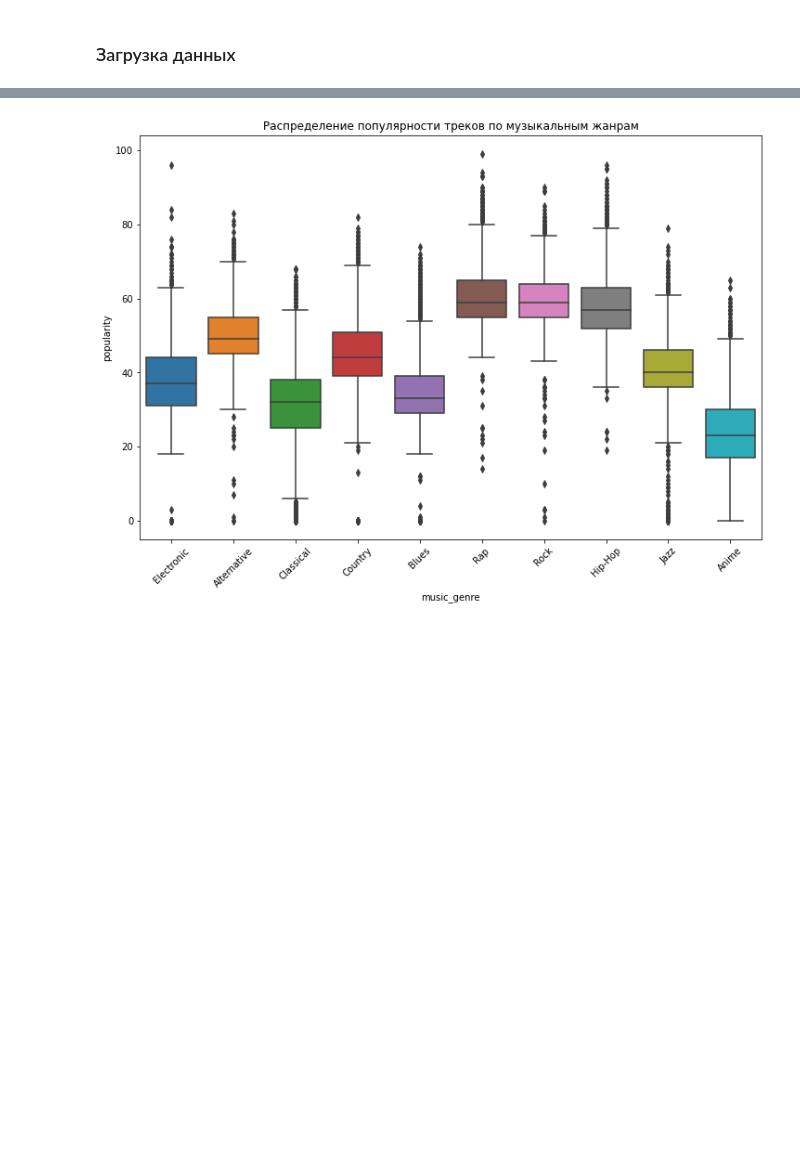
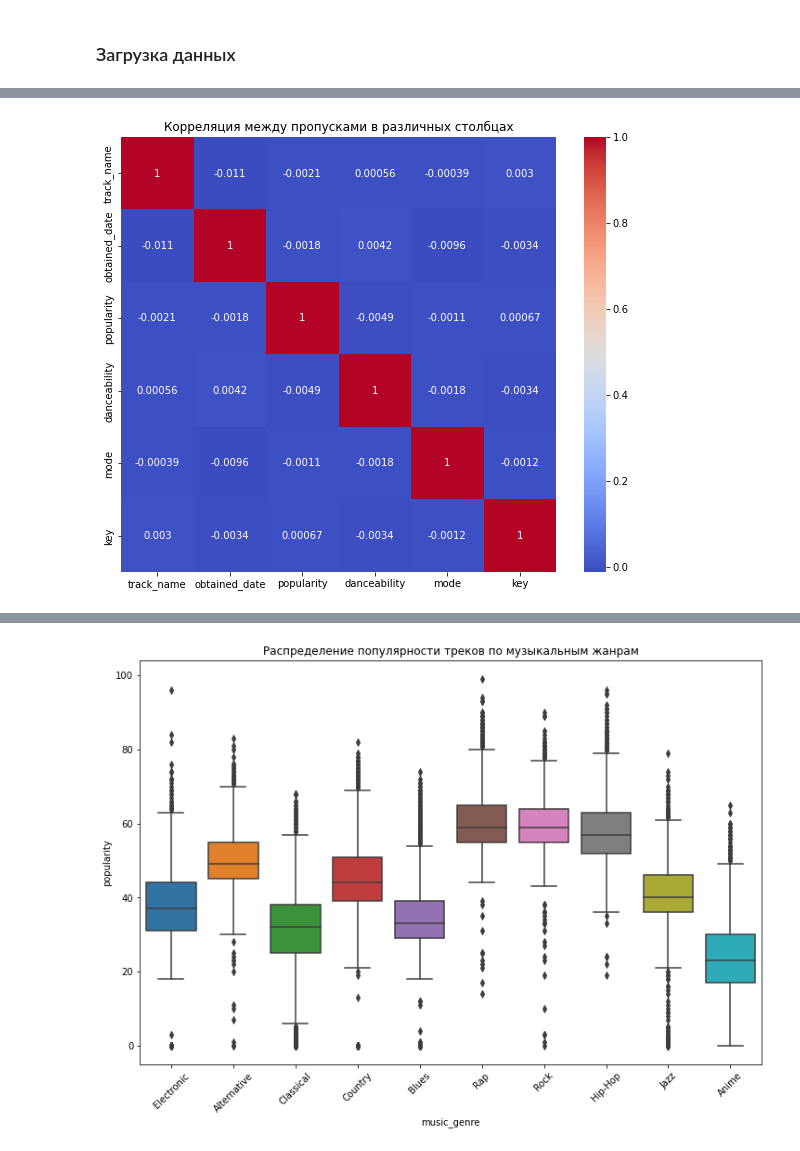
Before and after one commit to EPrutskoy/Kaggle_music_genre_prediction, a Jupyter notebook: music_model_notebook.ipynb, the cells around one changed output, grey strips where cells are left out. Drawn from its saved outputs; the diff is of its cells as text; code cells hidden in the pictures; blank space fills up the shorter version.

```diff
--- a/music_model_notebook.ipynb
+++ b/music_model_notebook.ipynb
@@ -159,0 +296,14 @@ plt.show()
+# %%
+# Создание булевой матрицы пропусков
+missing_bool = train[['track_name', 'obtained_date', 'popularity', 'danceability', 'mode', 'key']].isnull()
+
+# Вычисление корреляции между столбцами булевой матрицы
+corr = missing_bool.corr(method='pearson')  # Или использовать другой метод корреляции
+
+# Визуализация матрицы корреляций
+plt.figure(figsize=(10, 8))
+sns.heatmap(corr, annot=True, cmap='coolwarm', square=True)
+plt.title('Корреляция между пропусками в различных столбцах')
+plt.show()
+# %% [output]
+[figure, added]
```
Also changed, not shown: parts of 35 cells of this notebook.
